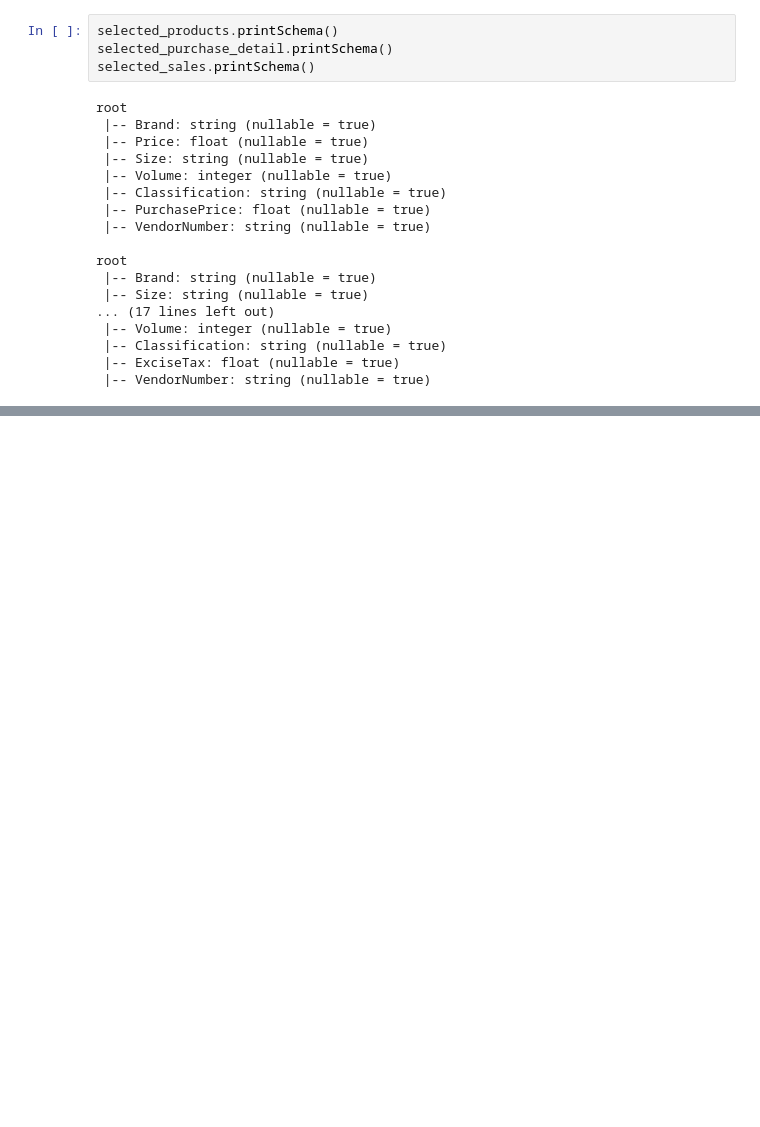
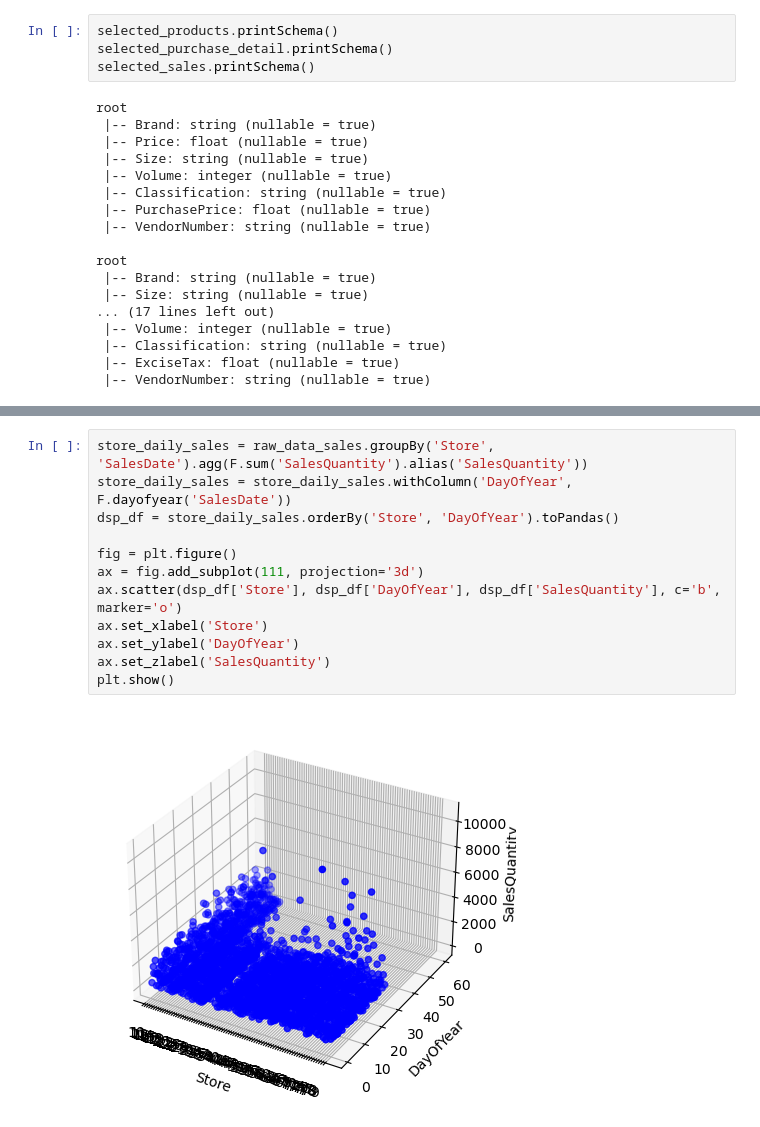
Before and after one commit to lee0210/infosys722-iteration4, a Jupyter notebook: iteration 1.ipynb, the cells around one changed output, grey strips where cells are left out. Drawn from its saved outputs; the diff is of its cells as text; blank space fills up the shorter version.

```diff
--- a/iteration 1.ipynb
+++ b/iteration 1.ipynb
@@ -453,0 +492,14 @@ root
+# %%
+store_daily_sales = raw_data_sales.groupBy('Store', 'SalesDate').agg(F.sum('SalesQuantity').alias('SalesQuantity'))
+store_daily_sales = store_daily_sales.withColumn('DayOfYear', F.dayofyear('SalesDate'))
+dsp_df = store_daily_sales.orderBy('Store', 'DayOfYear').toPandas()
+
+fig = plt.figure()
+ax = fig.add_subplot(111, projection='3d')
+ax.scatter(dsp_df['Store'], dsp_df['DayOfYear'], dsp_df['SalesQuantity'], c='b', marker='o')
+ax.set_xlabel('Store')
+ax.set_ylabel('DayOfYear')
+ax.set_zlabel('SalesQuantity')
+plt.show()
+# %% [output]
+[figure, added]
```
Also changed, not shown: parts of 28 cells of this notebook.
